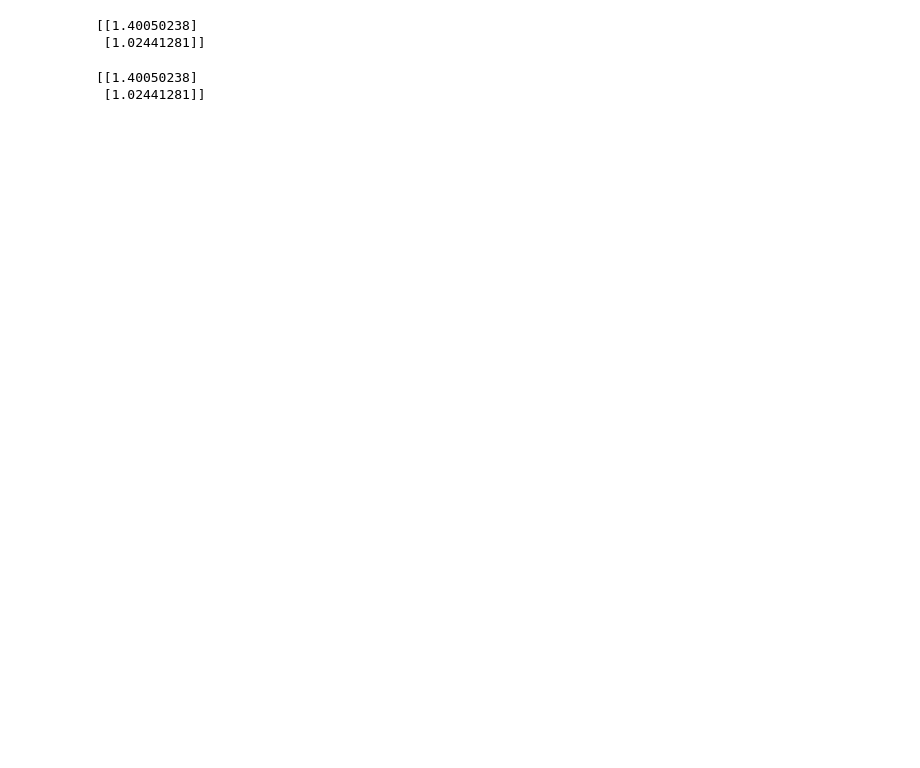
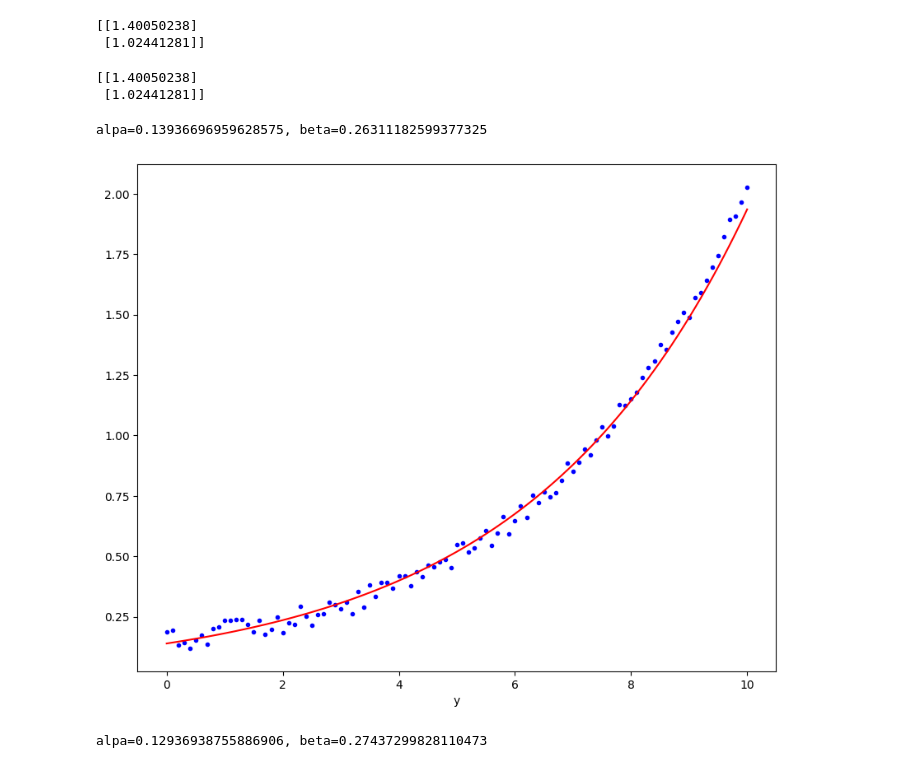
Before and after one commit to yoponchik/Computer-Programming-For-Engineers, a Jupyter notebook: Lecture Code/Week10.ipynb, the cells around one changed output. Cells and saved outputs as stored; diff of their text form; code cells hidden in the pictures; blank space fills up the shorter version.

```diff
--- a/Lecture Code/Week10.ipynb
+++ b/Lecture Code/Week10.ipynb
@@ -49,0 +60,30 @@ alpha = optimize.curve_fit(func, xdata = x, ydata = y)[0]                   #opt
+# %%
+x = np.linspace(0,10,101)
+y = 0.1* np.exp(0.3*x) + 0.1*np.random.random(len(x))
+
+A = np.vstack([x, np.ones(len(x))]).T
+beta, logAlpha = np.linalg.lstsq(A, np.log(y), rcond = None)[0]
+alpha = np.exp(logAlpha)
+print(f'alpa={alpha}, beta={beta}')
+
+#log is natural logarithm for numpy
+
+plt.figure(figsize = (10,8))
+plt.plot(x,y, 'b.')
+plt.plot(x, alpha*np.exp(beta*x), 'r')
+plt.xlabel('x')
+plt.xlabel('y')
+plt.show()
+# %% [output]
+alpa=0.13936696959628575, beta=0.26311182599377325
+[figure, added]
+# %%
+#What do you do whe there are many variables? I didnt catch what the professor said
+def func(x,a,b):
+    y = a * np.exp(b*x)
+    return y
+
+alpha, beta = optimize.curve_fit(func, xdata=x, ydata= y)[0]
+print(f'alpa={alpha}, beta={beta}')
+# %% [output]
+alpa=0.12936938755886906, beta=0.27437299828110473
```
Also changed, not shown: parts of 6 cells of this notebook.
